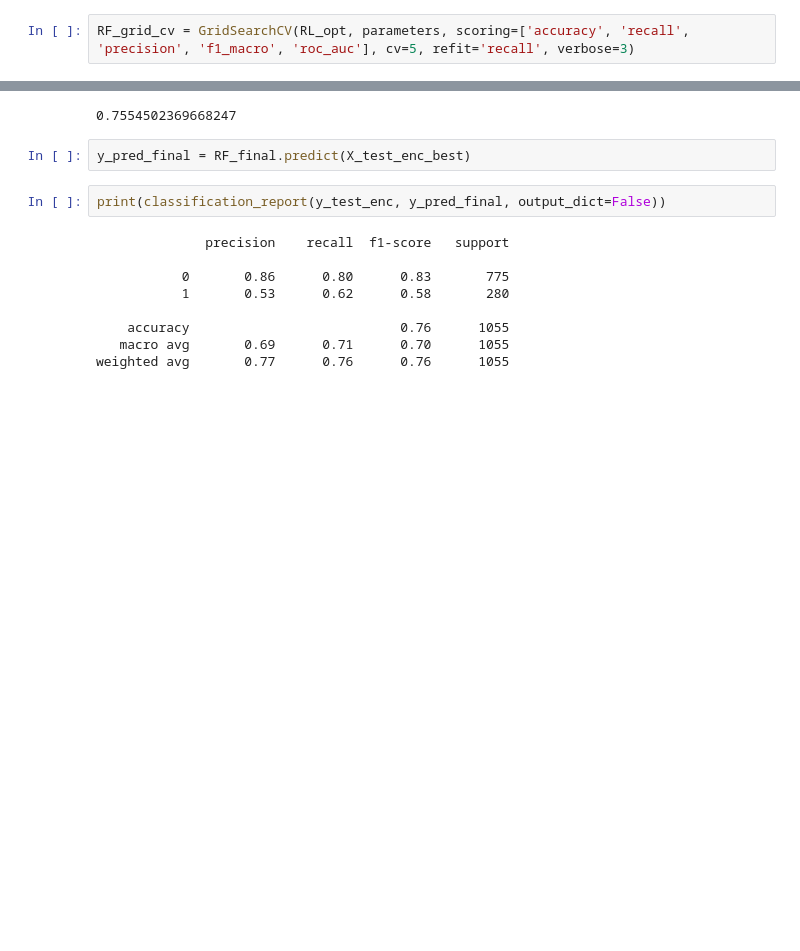
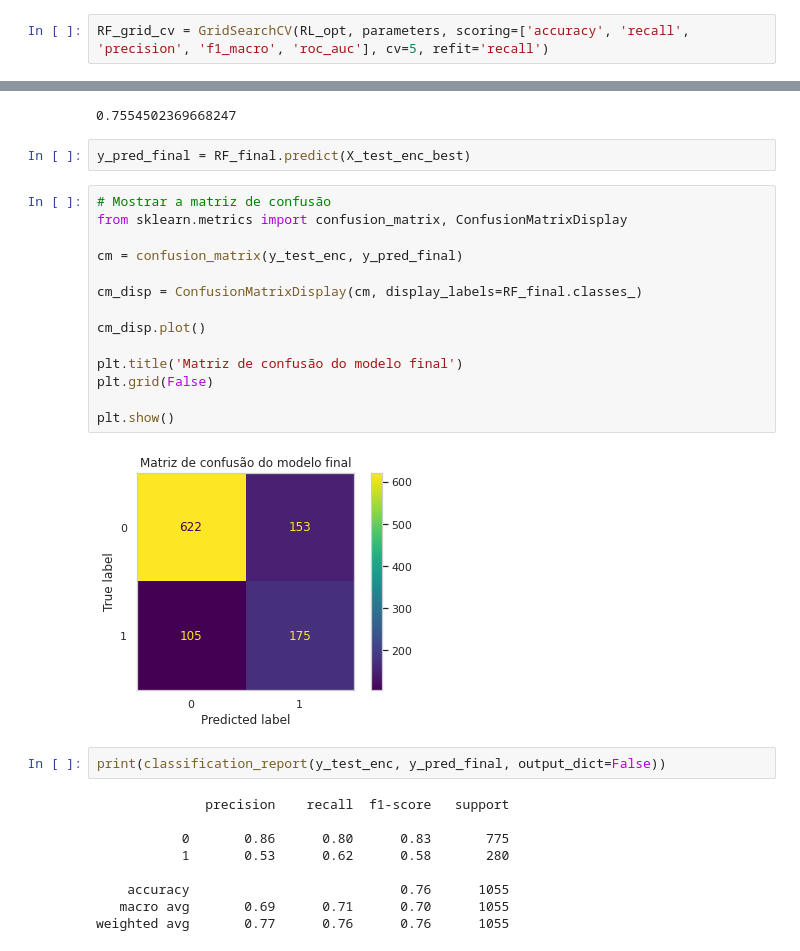
Before and after one commit to andre-almd/Alura_Challenge_Data_Science, a Jupyter notebook: Semana 03 - Modelos de Machine Learning/Challenge_Alura_Voz_Semana_3.ipynb, the cells around one changed output, grey strips where cells are left out. Drawn from its saved outputs; the diff is of its cells as text; blank space fills up the shorter version.

Commit message:
Semana 03 atualizado com matriz de confusão

```diff
--- a/Semana 03 - Modelos de Machine Learning/Challenge_Alura_Voz_Semana_3.ipynb
+++ b/Semana 03 - Modelos de Machine Learning/Challenge_Alura_Voz_Semana_3.ipynb
@@ -1073,7 +1073,7 @@ parameters = {'n_estimators':[75, 100, 125],
 # %%
 RL_opt = RandomForestClassifier()
 # %%
-RF_grid_cv = GridSearchCV(RL_opt, parameters, scoring=['accuracy', 'recall', 'precision', 'f1_macro', 'roc_auc'], cv=5, refit='recall', verbose=3)
+RF_grid_cv = GridSearchCV(RL_opt, parameters, scoring=['accuracy', 'recall', 'precision', 'f1_macro', 'roc_auc'], cv=5, refit='recall')
 # %%
 RF_grid_cv.fit(X_train_ros_best, y_train_ros_best)
 # %% [output]
@@ -1132,6 +1114,22 @@ RF_final.score(X_test_enc_best, y_test_enc)
 0.7554502369668247
 # %%
 y_pred_final = RF_final.predict(X_test_enc_best)
+# %%
+# Mostrar a matriz de confusão
+from sklearn.metrics import confusion_matrix, ConfusionMatrixDisplay
+
+cm = confusion_matrix(y_test_enc, y_pred_final)
+
+cm_disp = ConfusionMatrixDisplay(cm, display_labels=RF_final.classes_)
+
+cm_disp.plot()
+
+plt.title('Matriz de confusão do modelo final')
+plt.grid(False)
+
+plt.show()
+# %% [output]
+[figure, added]
 # %%
 print(classification_report(y_test_enc, y_pred_final, output_dict=False))
 # %% [output]
```
Also changed, not shown: parts of 3 cells of this notebook.
